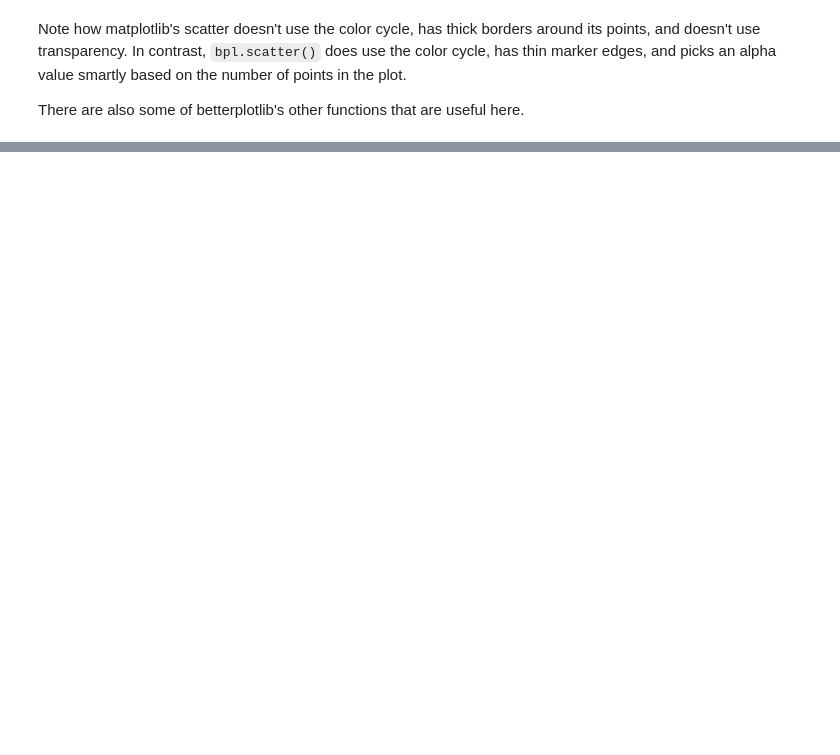
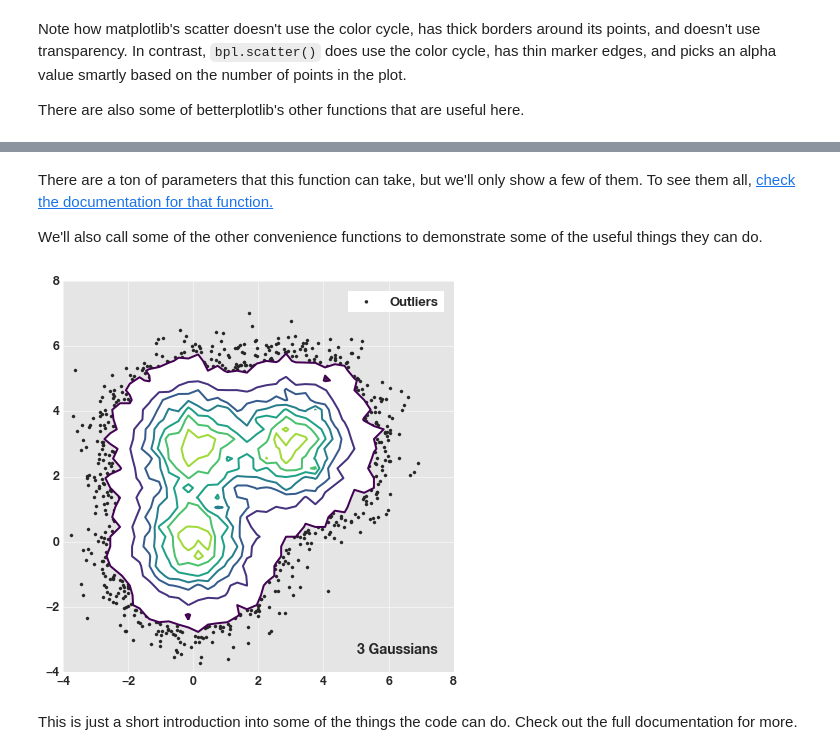
Before and after one commit to gillenbrown/betterplotlib, a Jupyter notebook: docs/examples.ipynb, the cells around one changed output, grey strips where cells are left out. Drawn from its saved outputs; the diff is of its cells as text; code cells hidden in the pictures; blank space fills up the shorter version.

```diff
--- a/docs/examples.ipynb
+++ b/docs/examples.ipynb
@@ -101,0 +102,22 @@ While the default contour in matplotlib is fine, I have created some functions t
+# %%
+xs = np.concatenate([np.random.normal(0, 1, 10000),
+                     np.random.normal(3, 1, 10000),
+                     np.random.normal(0, 1, 10000)])
+ys = np.concatenate([np.random.normal(0, 1, 10000),
+                     np.random.normal(3, 1, 10000),
+                     np.random.normal(3, 1, 10000)])
+# %% [markdown]
+There are a ton of parameters that this function can take, but we'll only show a few of them. To see them all, [check the documentation for that function.](http://betterplotlib.readthedocs.io/en/master/generated/betterplotlib.contour_scatter.html)
+
+We'll also call some of the other convenience functions to demonstrate some of the useful things they can do.
+# %%
+bpl.contour_scatter(xs, ys, bin_size=0.3, scatter_kwargs={"label":"Outliers"})
+bpl.equal_scale()
+bpl.easy_add_text("3 Gaussians", "lower right")
+bpl.make_ax_dark()
+bpl.set_limits(-4, 8, -4, 8)
+bpl.legend("light");
+# %% [output]
+[figure, added]
+# %% [markdown]
+This is just a short introduction into some of the things the code can do. Check out the full documentation for more.
```
Also changed, not shown: parts of 6 cells of this notebook, 1 other file.
